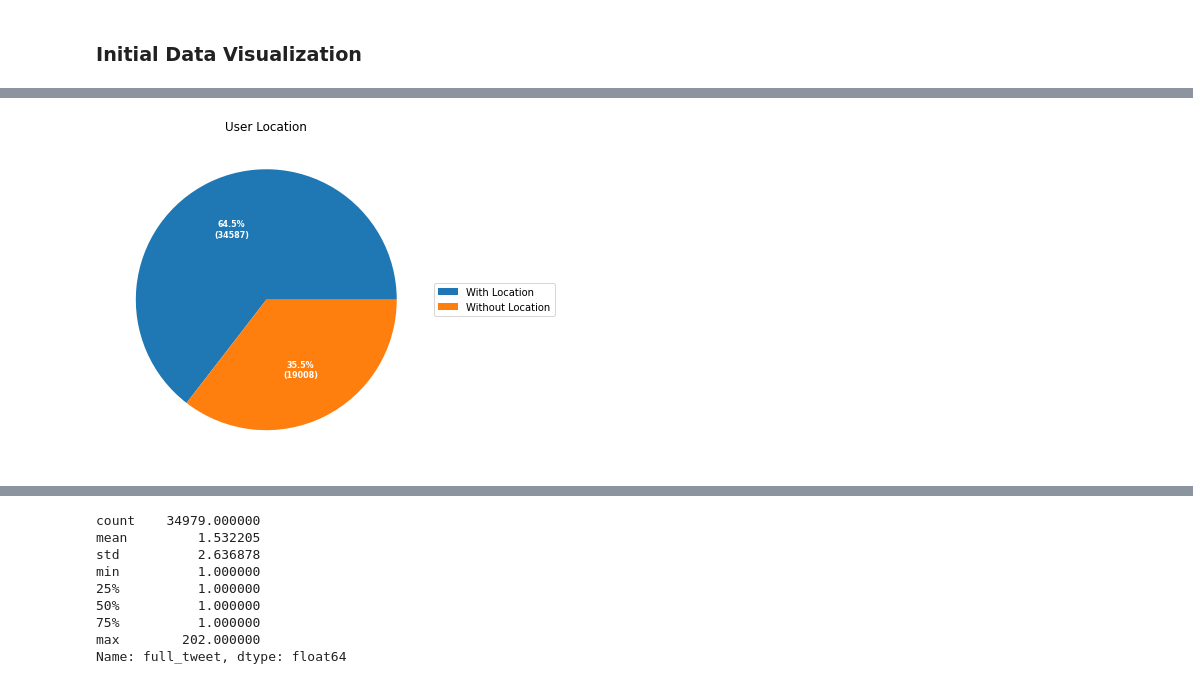
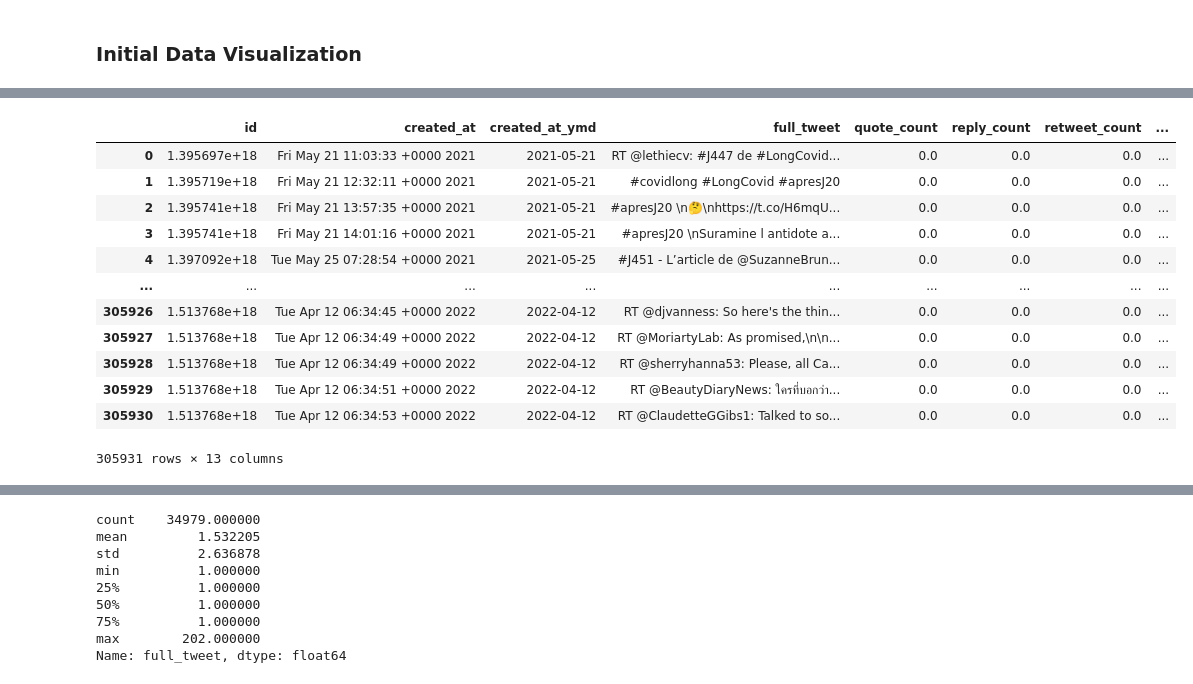
Before and after one commit to HaninAyadi/DOVA_LUX, a Jupyter notebook: notebooks/initial_tweets-data_discovery_and_analysis.ipynb, the cells around one changed output, grey strips where cells are left out. Saved outputs shown, nothing was run; the diff lists cells and outputs as text; code cells hidden in the pictures.

```diff
--- a/notebooks/initial_tweets-data_discovery_and_analysis.ipynb
+++ b/notebooks/initial_tweets-data_discovery_and_analysis.ipynb
@@ -194,14 +224,28 @@ piechart_plotter(data, labels, title="Tweet Language", figsize=(8,7))
 # %%
 # Seperating tweets with a location and those without a location
-sampled_no_retweet_loc_df = sampled_no_retweet_df.dropna(subset=['loc'])
-sampled_no_retweet_no_loc_df = sampled_no_retweet_df[sampled_no_retweet_df[['loc']].isna().any(axis=1)]
+#sampled_no_retweet_loc_df = sampled_no_retweet_df.dropna(subset=['loc'])
+#sampled_no_retweet_no_loc_df = sampled_no_retweet_df[sampled_no_retweet_df[['loc']].isna().any(axis=1)]
 # Plotting tweets with location proportion
-data = [len(sampled_no_retweet_loc_df), len(sampled_no_retweet_no_loc_df)]
-labels = ["With Location", "Without Location"]
+#data = [len(sampled_no_retweet_loc_df), len(sampled_no_retweet_no_loc_df)]
+#labels = ["With Location", "Without Location"]
 
-piechart_plotter(data, labels, title="User Location", figsize=(8,6))
+#piechart_plotter(data, labels, title="User Location", figsize=(8,6))
-# %% [output]
-[figure, removed]
+# %%
+sampled_df
+# %% [output]
+|  | id | created_at | created_at_ymd | full_tweet | quote_count | reply_count | retweet_count | ... |
+| 0 | 1.395697e+18 | Fri May 21 11:03:33 +0000 2021 | 2021-05-21 | RT @lethiecv: #J447 de #LongCovid... | 0.0 | 0.0 | 0.0 | ... |
+| 1 | 1.395719e+18 | Fri May 21 12:32:11 +0000 2021 | 2021-05-21 | #covidlong #LongCovid #apresJ20 | 0.0 | 0.0 | 0.0 | ... |
+| 2 | 1.395741e+18 | Fri May 21 13:57:35 +0000 2021 | 2021-05-21 | #apresJ20 \n🤔\nhttps://t.co/H6mqU... | 0.0 | 0.0 | 0.0 | ... |
+| 3 | 1.395741e+18 | Fri May 21 14:01:16 +0000 2021 | 2021-05-21 | #apresJ20 \nSuramine l antidote a... | 0.0 | 0.0 | 0.0 | ... |
+| 4 | 1.397092e+18 | Tue May 25 07:28:54 +0000 2021 | 2021-05-25 | #J451 - L’article de @SuzanneBrun... | 0.0 | 0.0 | 0.0 | ... |
+| ... | ... | ... | ... | ... | ... | ... | ... | ... |
+| 305926 | 1.513768e+18 | Tue Apr 12 06:34:45 +0000 2022 | 2022-04-12 | RT @djvanness: So here's the thin... | 0.0 | 0.0 | 0.0 | ... |
+| 305927 | 1.513768e+18 | Tue Apr 12 06:34:49 +0000 2022 | 2022-04-12 | RT @MoriartyLab: As promised,\n\n... | 0.0 | 0.0 | 0.0 | ... |
+| 305928 | 1.513768e+18 | Tue Apr 12 06:34:49 +0000 2022 | 2022-04-12 | RT @sherryhanna53: Please, all Ca... | 0.0 | 0.0 | 0.0 | ... |
+| 305929 | 1.513768e+18 | Tue Apr 12 06:34:51 +0000 2022 | 2022-04-12 | RT @BeautyDiaryNews: ใครที่บอกว่า... | 0.0 | 0.0 | 0.0 | ... |
+| 305930 | 1.513768e+18 | Tue Apr 12 06:34:53 +0000 2022 | 2022-04-12 | RT @ClaudetteGGibs1: Talked to so... | 0.0 | 0.0 | 0.0 | ... |
+305931 rows × 13 columns
 # %%
 # Evolution of the number of tweets overtime
 sampled_no_retweet_df.groupby(by = ['created_at_ymd']).count()['id'].plot(title="Number of Tweets between 2021-05 and 2022-03", figsize=(10,10))
```
Also changed, not shown: parts of 21 cells of this notebook, 4 other files.
